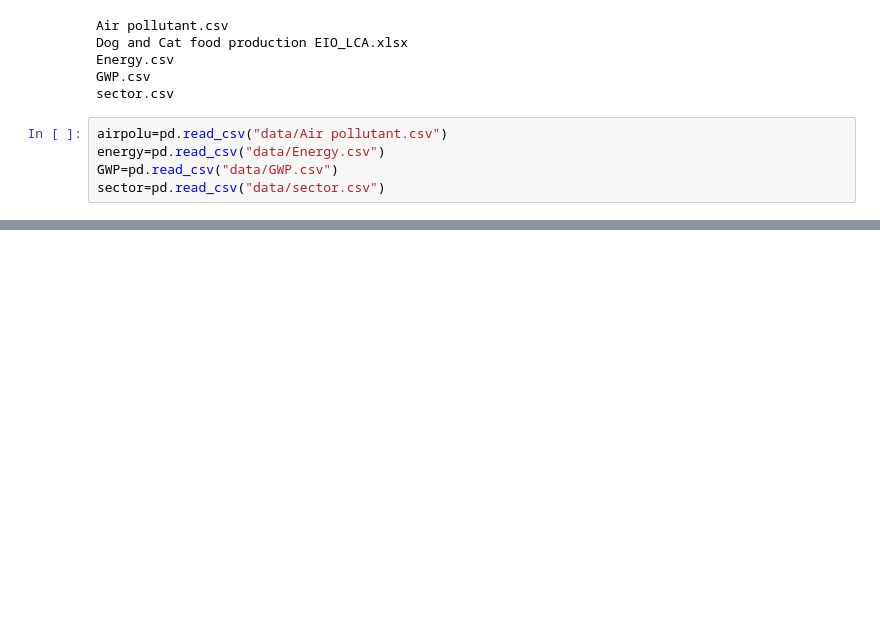
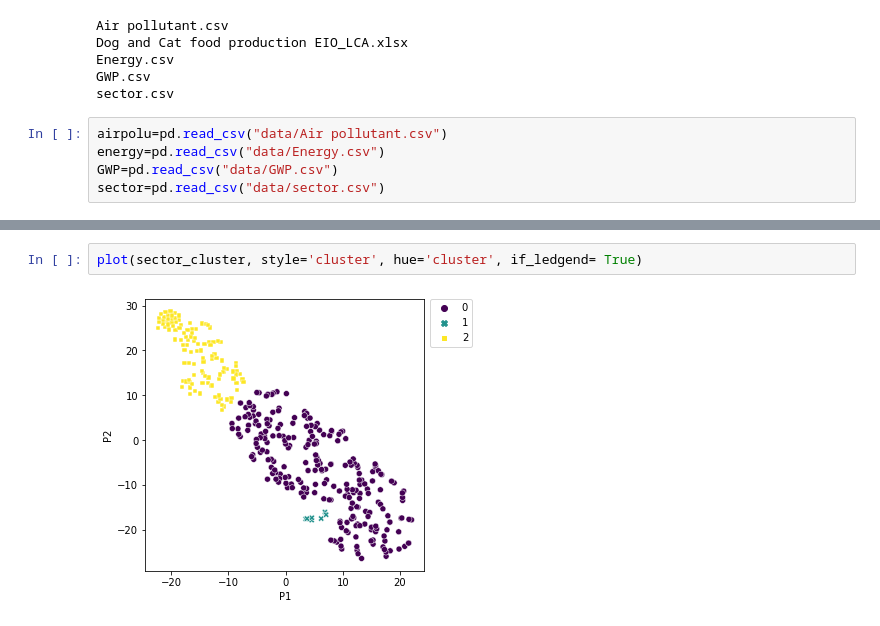
Before and after one commit to WeiquanLuo/LCA-PetFoodSupplyChain2, a Jupyter notebook: cluster.ipynb, the cells around one changed output, grey strips where cells are left out. Drawn from its saved outputs; the diff is of its cells as text; blank space fills up the shorter version.

```diff
--- a/cluster.ipynb
+++ b/cluster.ipynb
@@ -74,0 +123,4 @@ plot(sector_cluster)
+# %%
+plot(sector_cluster, style='cluster', hue='cluster', if_ledgend= True)
+# %% [output]
+[figure, added]
```
Also changed, not shown: parts of 10 cells of this notebook, 3 other files.
